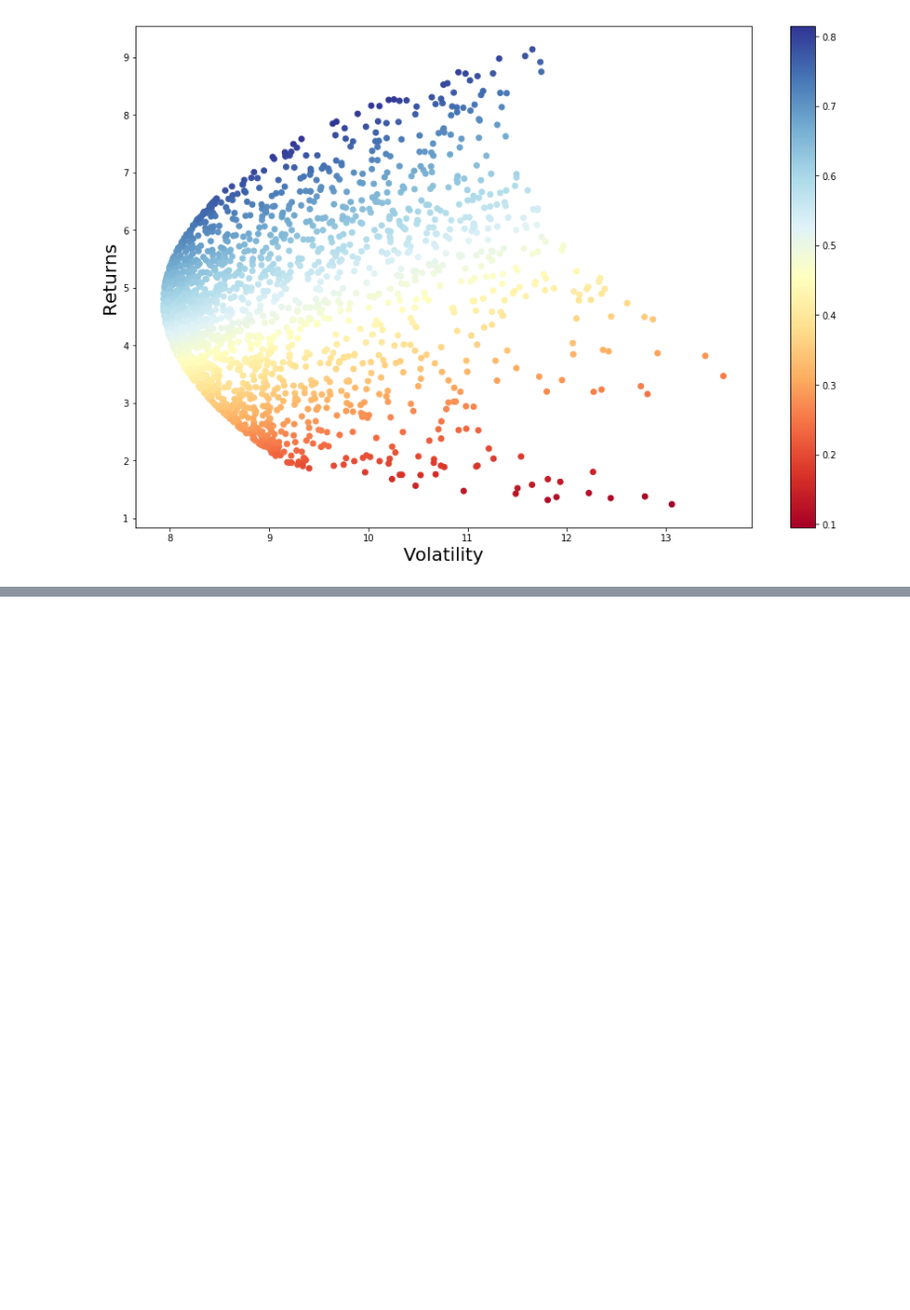
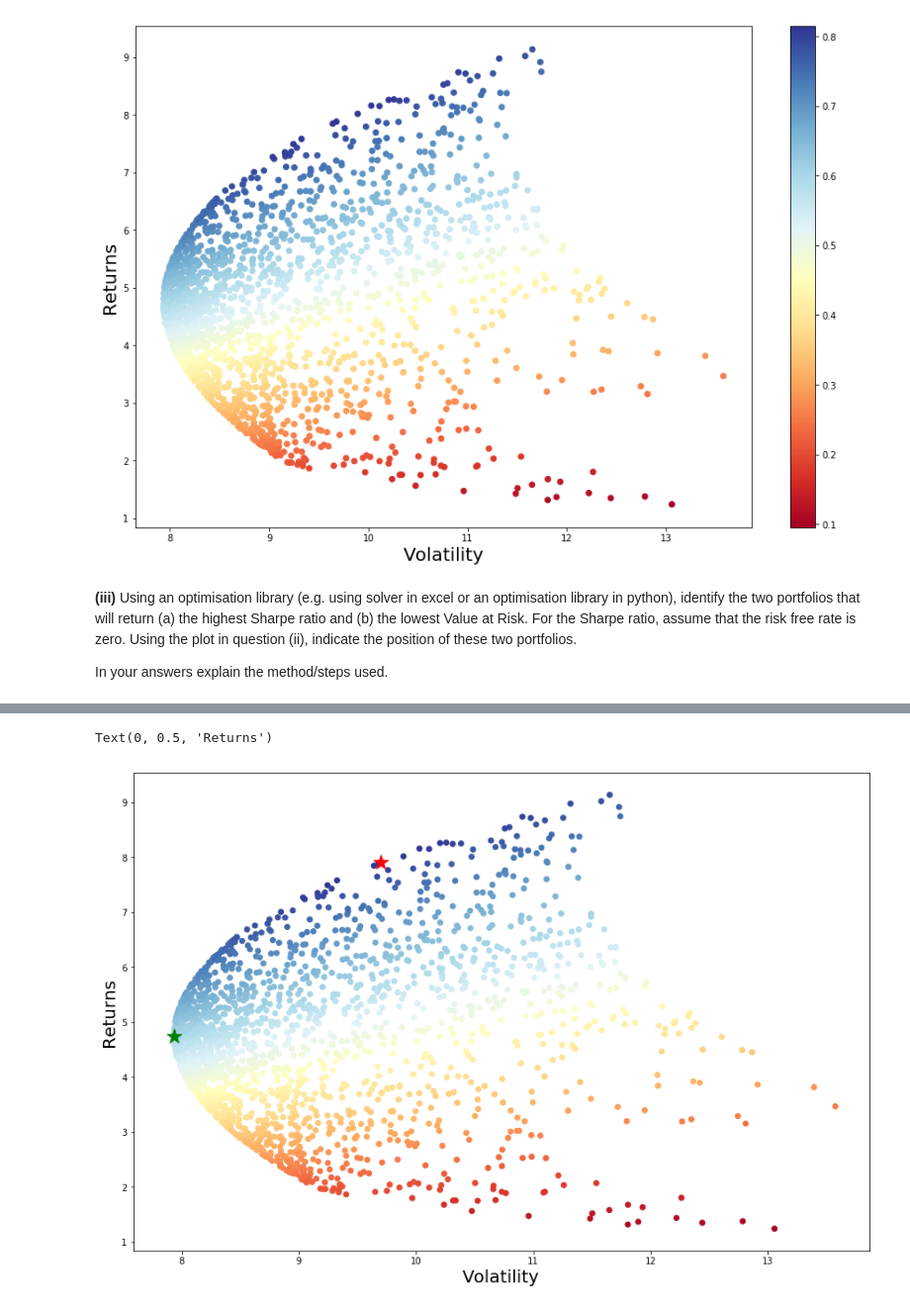
Before and after one commit to achmand/ari5122_assignment, a Jupyter notebook: src/fintech_part_1.ipynb, the cells around one changed output, grey strips where cells are left out. Shown: that part at 99% size. Saved outputs shown, nothing was run; the diff lists cells and outputs as text; code cells hidden in the pictures; blank space fills up the shorter version.

```diff
--- a/src/fintech_part_1.ipynb
+++ b/src/fintech_part_1.ipynb
@@ -536,3 +536,69 @@ plt.colorbar()
 | 4 | 7.207198 | 9.675696 | 0.744876 | [0.6786548843400361, 0.1731109959... |
 <matplotlib.colorbar.Colorbar at 0x...>
 [figure]
+# %% [markdown]
+<b>(iii)</b> Using an optimisation library (e.g. using solver in excel or an optimisation library in python), identify the two portfolios that will return (a) the highest Sharpe ratio and (b) the lowest Value at Risk. For the Sharpe ratio, assume that the risk free rate is zero. Using the plot in question (ii), indicate the position of these two portfolios.
+
+In your answers explain the method/steps used.
+# %%
+def addPoint(scat, new_point, c='k'):
+    old_off = scat.get_offsets()
+    new_off = np.concatenate([old_off,np.array(new_point, ndmin=2)])
+    old_c = scat.get_facecolors()
+    new_c = np.concatenate([old_c, np.array(matplotlib.colors.to_rgba(c), ndmin=2)])
+
+    scat.set_offsets(new_off)
+    scat.set_facecolors(new_c)
+
+    scat.axes.figure.canvas.draw_idle()
+
+
+# portfolio 1: highest sharpe ratio
+maxsharpe_return, maxsharpe_volatility, maxsharpe, maxsharpe_weights = fmd.max_sharperatio_port(asset_returns=asset_returns,
+                                                                                                year_days=const.YEAR_250)
+
+# print result for portfolio 1: highest sharpe ratio
+maxsharpe = round(maxsharpe, 4)
+previous_maxsharpe = round(np.max(random_weights_results["sharpe_ratio"]),4)
+maxsharpe_return = round(maxsharpe_return, 4)
+maxsharpe_volatility = round(maxsharpe_volatility, 4)
+
+print("Portfolio 1 (Red Star) {0}: \nHighest Sharpe Ratio of {1}".format(portfolio_stock, maxsharpe) +
+     "\n\nFrom Monte Carlo simulation with n: {0} simulation, the highest Sharpe Ratio was: {1}"
+      .format(n_simulations, previous_maxsharpe) +
+     "\n\n\tExpected returns for this porfolio: {0}%".format(maxsharpe_return) +
+     "\n\tExpected volatility for this porfolio: {0}%".format(maxsharpe_volatility) +
+     "\n\tRespective weights of: {0}".format(maxsharpe_weights) +
+     "\n\tSum of all weights: {0}".format(np.sum(maxsharpe_weights)))
+
+print("\n#############################################################################\n")
+
+# portfolio 2: lowest value at risk
+minvol_return, minvol_volatility, minvol_weights = fmd.min_volatility_port(asset_returns=asset_returns,
+                                                                           year_days=const.YEAR_250)
+
+# print result for portfolio 2: lowest value at risk
+minvol_volatility = round(minvol_volatility, 4)
+previous_minvol = round(np.min(random_weights_results["expected_volatility"]),4)
+minvol_return = round(minvol_return, 4)
+
+print("Portfolio 2 (Green Star) {0}: \nLowest Volatility of {1}%".format(portfolio_stock, minvol_volatility) +
+     "\n\nFrom Monte Carlo simulation with n: {0} simulation, the Lowest Volatility was: {1}%"
+      .format(n_simulations, previous_minvol) +
+     "\n\n\tExpected returns for this porfolio: {0}%".format(minvol_return) +
+     "\n\tExpected volatility for this porfolio: {0}%".format(minvol_volatility) +
+     "\n\tRespective weights of: {0}".format(minvol_weights) +
+     "\n\tSum of all weights: {0}".format(np.sum(minvol_weights)))
+
+# plot results
+plt.figure(figsize=(15,10))
+ax = plt.subplot(1, 1, 1)
+ax.scatter(random_weights_results["expected_volatility"],
+           random_weights_results["expected_return"],
+           c=random_weights_results["sharpe_ratio"],
+           cmap="RdYlBu")
+ax.scatter(maxsharpe_volatility, maxsharpe_return, marker="*", color="r", s=300)
+ax.scatter(minvol_volatility, minvol_return, marker="*", color="g", s=300)
+plt.xlabel("Volatility",fontsize=20)
+plt.ylabel("Returns",fontsize=20)
+# %% [output]
@@ -538,0 +622,2 @@ plt.colorbar()
+Text(0, 0.5, 'Returns')
+[figure, added]
```
Also changed, not shown: parts of 2 cells of this notebook, 1 other file.
